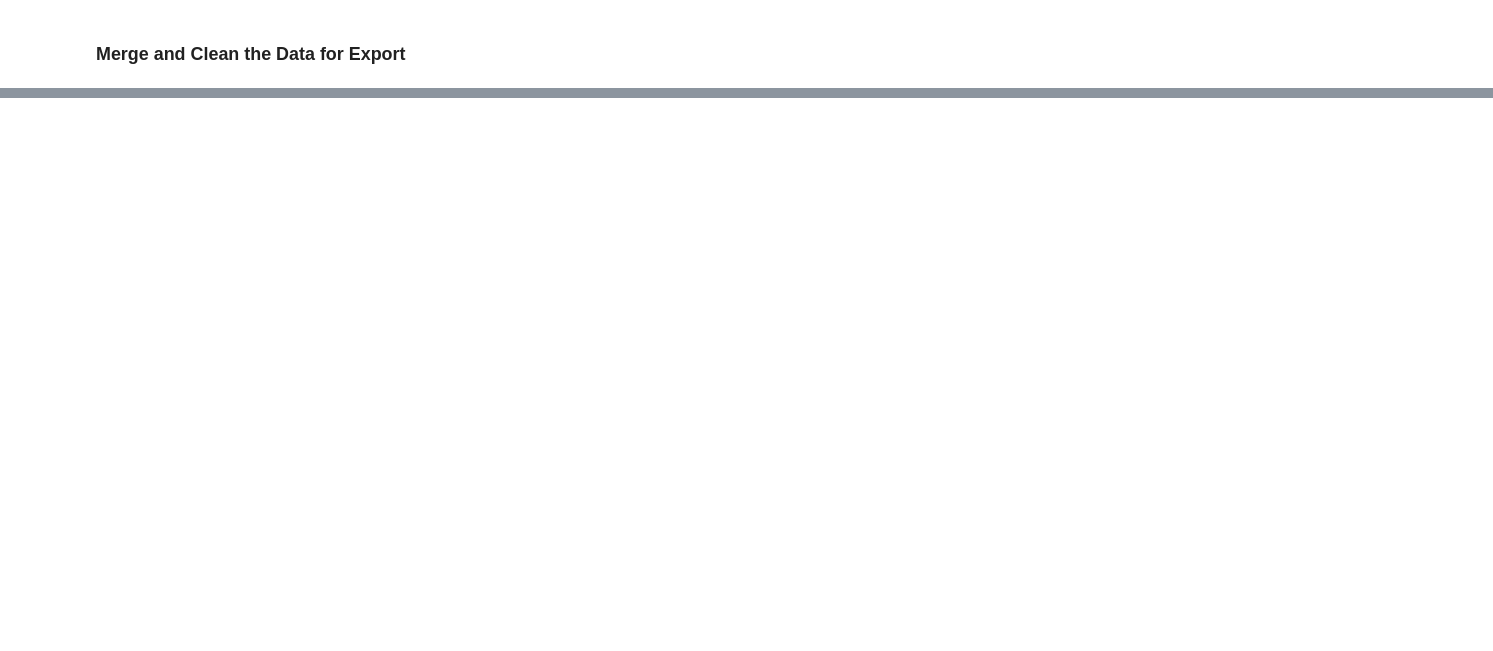
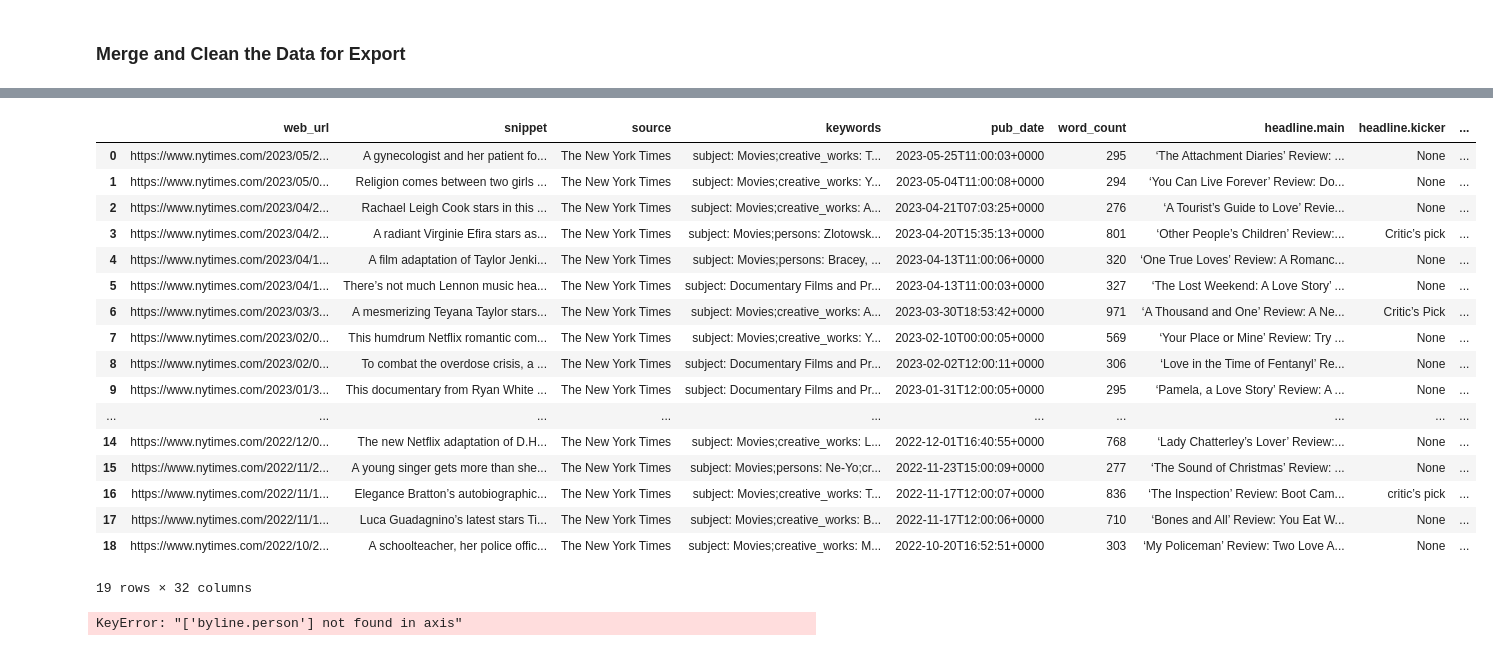
Before and after one commit to KaylaS1/data-sourcing-challenge, a Jupyter notebook: retrieve_movie_data.ipynb, the cells around one changed output, grey strips where cells are left out. Cells and saved outputs as stored; diff of their text form; code cells hidden in the pictures; blank space fills up the shorter version.

```diff
--- a/retrieve_movie_data.ipynb
+++ b/retrieve_movie_data.ipynb
@@ -183,21 +332,48 @@ movies_df.columns
 # %%
 # Remove list brackets and quotation marks on the columns containing lists
 # Create a list of the columns that need fixing
-
+cols_to_fix = ["genres", "spoken_languages", "production_countries"]
 
 # Create a list of characters to remove
-
+chars_to_fix = ["[", "]", "{", "}", "'"]
 
 # Loop through the list of columns to fix
+for col in cols_to_fix:
 
     # Convert the column to type 'str'
-
+    merged_df[col] = merged_df[col].astype('str')
+    type(merged_df[col])
 
     # Loop through characters to remove
-
+    for chr in chars_to_fix:
+        merged_df[col] = merged_df[col].str.replace(chr, '')
 
 # Display the fixed DataFrame
+merged_df
+# %% [output]
+|  | web_url | snippet | source | keywords | pub_date | word_count | headline.main | headline.kicker | ... |
+| 0 | https://www.nytimes.com/2023/05/2... | A gynecologist and her patient fo... | The New York Times | subject: Movies;creative_works: T... | 2023-05-25T11:00:03+0000 | 295 | ‘The Attachment Diaries’ Review: ... | None | ... |
+| 1 | https://www.nytimes.com/2023/05/0... | Religion comes between two girls ... | The New York Times | subject: Movies;creative_works: Y... | 2023-05-04T11:00:08+0000 | 294 | ‘You Can Live Forever’ Review: Do... | None | ... |
+| 2 | https://www.nytimes.com/2023/04/2... | Rachael Leigh Cook stars in this ... | The New York Times | subject: Movies;creative_works: A... | 2023-04-21T07:03:25+0000 | 276 | ‘A Tourist’s Guide to Love’ Revie... | None | ... |
+| 3 | https://www.nytimes.com/2023/04/2... | A radiant Virginie Efira stars as... | The New York Times | subject: Movies;persons: Zlotowsk... | 2023-04-20T15:35:13+0000 | 801 | ‘Other People’s Children’ Review:... | Critic’s pick | ... |
+| 4 | https://www.nytimes.com/2023/04/1... | A film adaptation of Taylor Jenki... | The New York Times | subject: Movies;persons: Bracey, ... | 2023-04-13T11:00:06+0000 | 320 | ‘One True Loves’ Review: A Romanc... | None | ... |
+| 5 | https://www.nytimes.com/2023/04/1... | There’s not much Lennon music hea... | The New York Times | subject: Documentary Films and Pr... | 2023-04-13T11:00:03+0000 | 327 | ‘The Lost Weekend: A Love Story’ ... | None | ... |
+| 6 | https://www.nytimes.com/2023/03/3... | A mesmerizing Teyana Taylor stars... | The New York Times | subject: Movies;creative_works: A... | 2023-03-30T18:53:42+0000 | 971 | ‘A Thousand and One’ Review: A Ne... | Critic’s Pick | ... |
+| 7 | https://www.nytimes.com/2023/02/0... | This humdrum Netflix romantic com... | The New York Times | subject: Movies;creative_works: Y... | 2023-02-10T00:00:05+0000 | 569 | ‘Your Place or Mine’ Review: Try ... | None | ... |
+| 8 | https://www.nytimes.com/2023/02/0... | To combat the overdose crisis, a ... | The New York Times | subject: Documentary Films and Pr... | 2023-02-02T12:00:11+0000 | 306 | ‘Love in the Time of Fentanyl’ Re... | None | ... |
+| 9 | https://www.nytimes.com/2023/01/3... | This documentary from Ryan White ... | The New York Times | subject: Documentary Films and Pr... | 2023-01-31T12:00:05+0000 | 295 | ‘Pamela, a Love Story’ Review: A ... | None | ... |
+| ... | ... | ... | ... | ... | ... | ... | ... | ... | ... |
+| 14 | https://www.nytimes.com/2022/12/0... | The new Netflix adaptation of D.H... | The New York Times | subject: Movies;creative_works: L... | 2022-12-01T16:40:55+0000 | 768 | ‘Lady Chatterley’s Lover’ Review:... | None | ... |
+| 15 | https://www.nytimes.com/2022/11/2... | A young singer gets more than she... | The New York Times | subject: Movies;persons: Ne-Yo;cr... | 2022-11-23T15:00:09+0000 | 277 | ‘The Sound of Christmas’ Review: ... | None | ... |
+| 16 | https://www.nytimes.com/2022/11/1... | Elegance Bratton’s autobiographic... | The New York Times | subject: Movies;creative_works: T... | 2022-11-17T12:00:07+0000 | 836 | ‘The Inspection’ Review: Boot Cam... | critic’s pick | ... |
+| 17 | https://www.nytimes.com/2022/11/1... | Luca Guadagnino’s latest stars Ti... | The New York Times | subject: Movies;creative_works: B... | 2022-11-17T12:00:06+0000 | 710 | ‘Bones and All’ Review: You Eat W... | None | ... |
+| 18 | https://www.nytimes.com/2022/10/2... | A schoolteacher, her police offic... | The New York Times | subject: Movies;creative_works: M... | 2022-10-20T16:52:51+0000 | 303 | ‘My Policeman’ Review: Two Love A... | None | ... |
+19 rows × 32 columns
 # %%
 # Drop "byline.person" column
+merged_df.drop(columns="byline.person", inplace=True)
+merged_df
+# %% [output]
+KeyError: "['byline.person'] not found in axis"
 # %%
 # Delete duplicate rows and reset index
```
Also changed, not shown: parts of 14 cells of this notebook, 1 other file.
